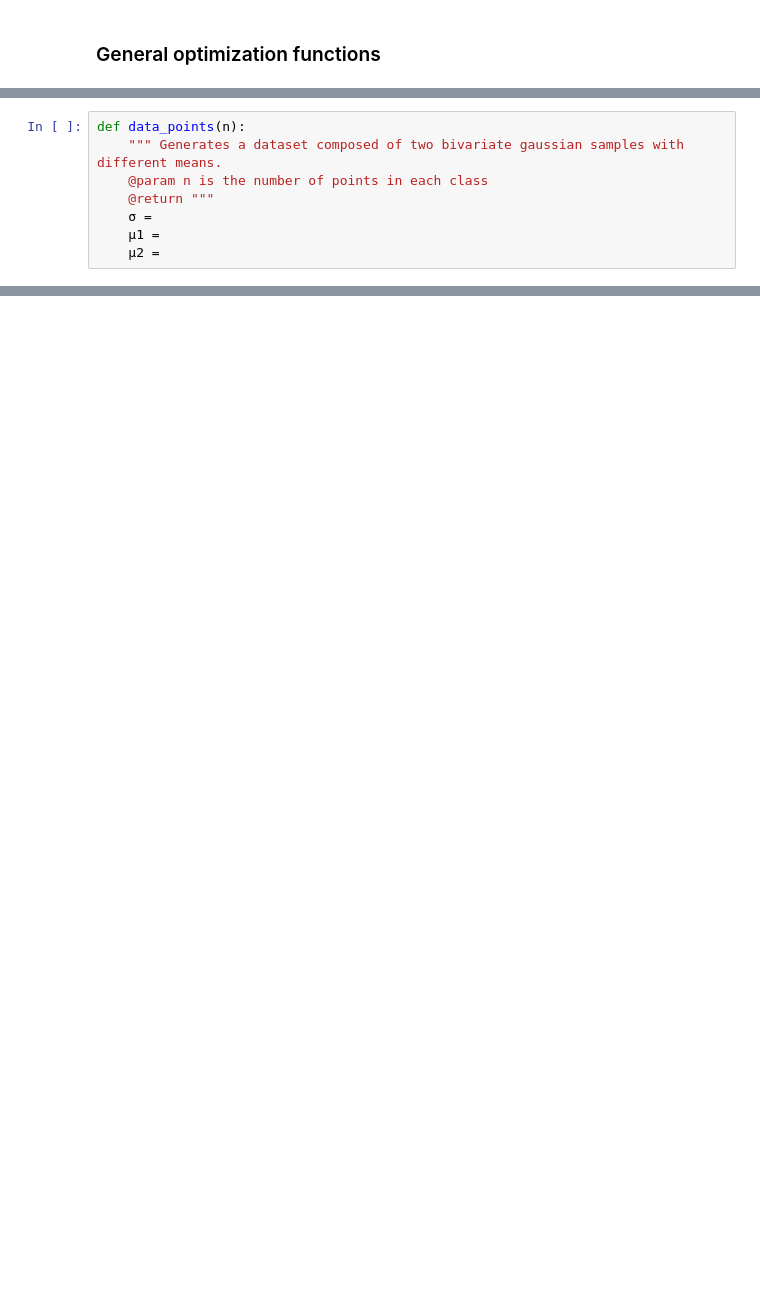
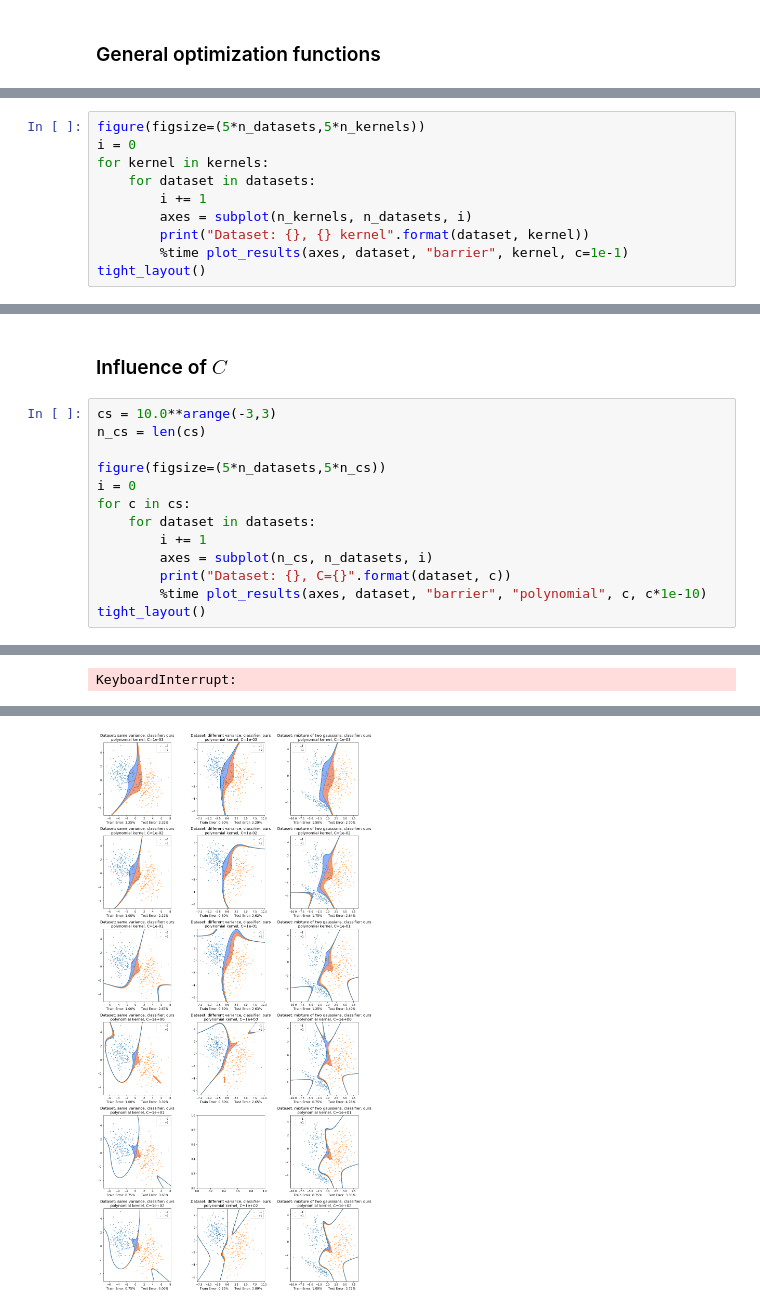
Before and after one commit to FlorentinGuth/SVM, a Jupyter notebook: SVM.ipynb, the cells around one changed output, grey strips where cells are left out. Saved outputs shown, nothing was run; the diff lists cells and outputs as text; blank space fills up the shorter version.

```diff
--- a/SVM.ipynb
+++ b/SVM.ipynb
@@ -400,8 +31,0 @@ def svm(X, y, C, kernel=None, precision=None, alpha=0.5, beta=0.5, gamma=10, sho
-# %%
-def data_points(n):
-    """ Generates a dataset composed of two bivariate gaussian samples with different means.
-    @param n is the number of points in each class
-    @return """
-    σ =
-    μ1 =
-    μ2 =
@@ -603,0 +373,10 @@ plot_results(datasetA, results, "Linear SVM")
+# %%
+figure(figsize=(5*n_datasets,5*n_kernels))
+i = 0
+for kernel in kernels:
+    for dataset in datasets:
+        i += 1
+        axes = subplot(n_kernels, n_datasets, i)
+        print("Dataset: {}, {} kernel".format(dataset, kernel))
+        %time plot_results(axes, dataset, "barrier", kernel, c=1e-1)
+tight_layout()
@@ -603,0 +404,16 @@ plot_results(datasetA, results, "Linear SVM")
+# %% [markdown]
+### Influence of $C$
+# %%
+cs = 10.0**arange(-3,3)
+n_cs = len(cs)
+
+figure(figsize=(5*n_datasets,5*n_cs))
+i = 0
+for c in cs:
+    for dataset in datasets:
+        i += 1
+        axes = subplot(n_cs, n_datasets, i)
+        print("Dataset: {}, C={}".format(dataset, c))
+        %time plot_results(axes, dataset, "barrier", "polynomial", c, c*1e-10)
+tight_layout()
+# %% [output]
@@ -603,0 +437 @@ plot_results(datasetA, results, "Linear SVM")
+KeyboardInterrupt:
@@ -603,0 +450 @@ plot_results(datasetA, results, "Linear SVM")
+[figure, added]
```
Also changed, not shown: parts of 53 cells of this notebook, 7 other files.
